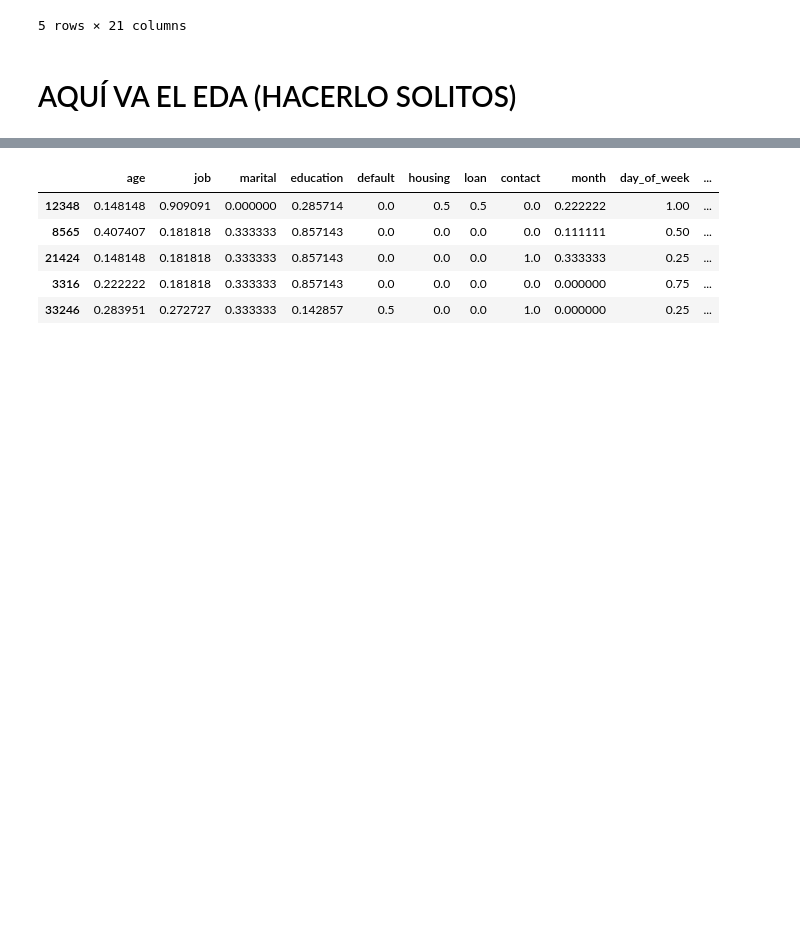
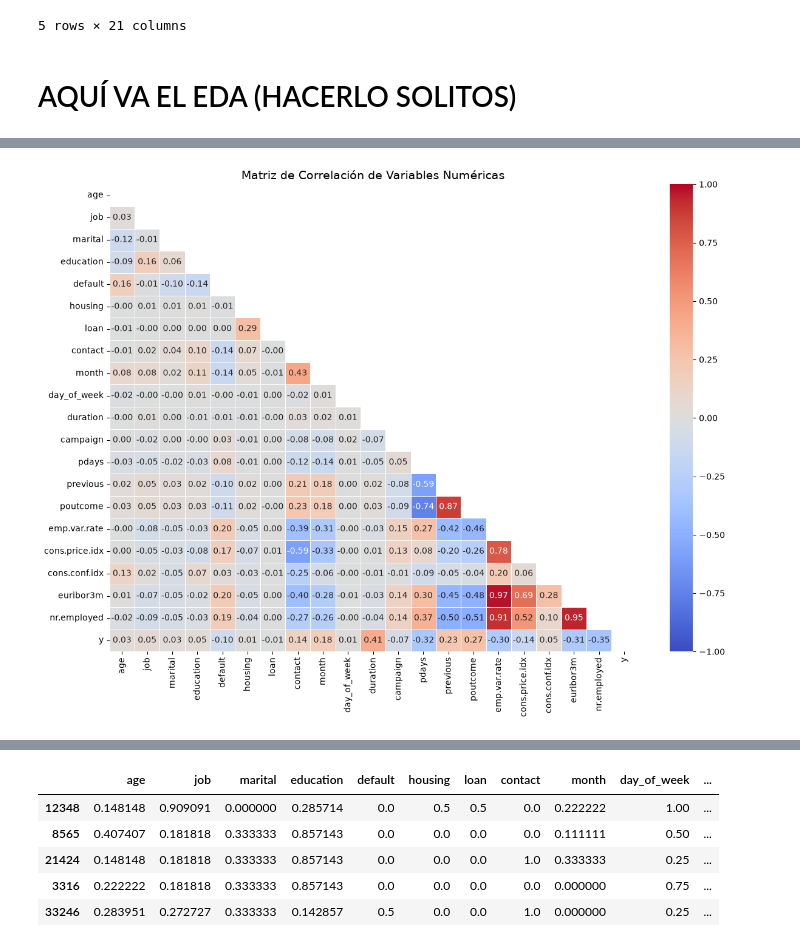
Before and after one commit to Brenda-Carloni/regresion_logistica_bren, a Jupyter notebook: src/explore.ipynb, the cells around one changed output, grey strips where cells are left out. Drawn from its saved outputs; the diff is of its cells as text; code cells hidden in the pictures; blank space fills up the shorter version.

```diff
--- a/src/explore.ipynb
+++ b/src/explore.ipynb
@@ -140,0 +228,13 @@ df.head()
+# %%
+import numpy as np
+import matplotlib.pyplot as plt
+import seaborn as sns
+
+# 1. MATRIZ DE CORRELACIÓN
+# ---------------------------------------------------------
+# Calculamos la correlación de Pearson
+corr_matrix = df.corr()
+
+# Si querés ver solo las variables con mayor correlación con el TARGET ('y')
+print("--- Correlación de cada variable con el Target 'y' ---")
+print(corr_matrix['y'].sort_values(ascending=False))
@@ -140,0 +259,22 @@ df.head()
+# %%
+# 2. MAPA DE CALOR (HEATMAP)
+# ---------------------------------------------------------
+plt.figure(figsize=(14, 10))
+
+# Mascará para mostrar solo la mitad inferior (evita duplicados visuales)
+mask = np.triu(np.ones_like(corr_matrix, dtype=bool))
+
+sns.heatmap(
+    corr_matrix,
+    mask=mask,
+    annot=True,          # Muestra el número dentro de cada celda
+    fmt=".2f",           # Redondea a 2 decimales
+    cmap='coolwarm',     # Rojo = pos, Azul = neg
+    vmin=-1, vmax=1,     # Escala fija de -1 a 1
+    linewidths=0.5
+)
+
+plt.title('Matriz de Correlación de Variables Numéricas', fontsize=14)
+plt.show()
+# %% [output]
+[figure, added]
```
Also changed, not shown: parts of 15 cells of this notebook.
